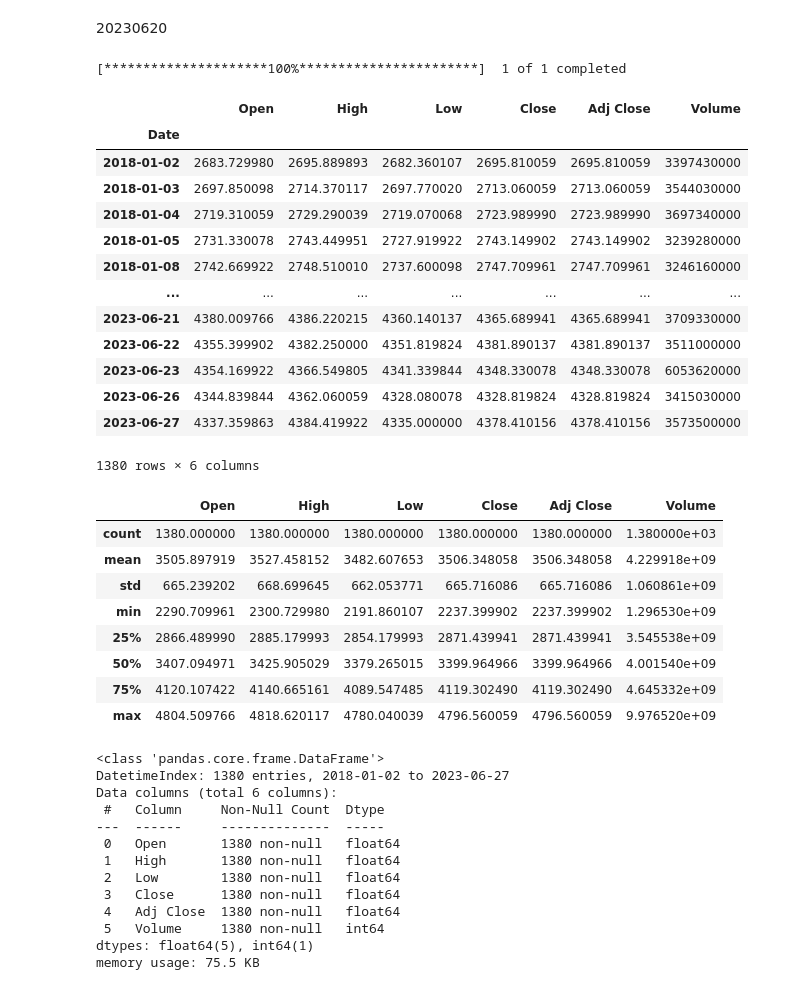
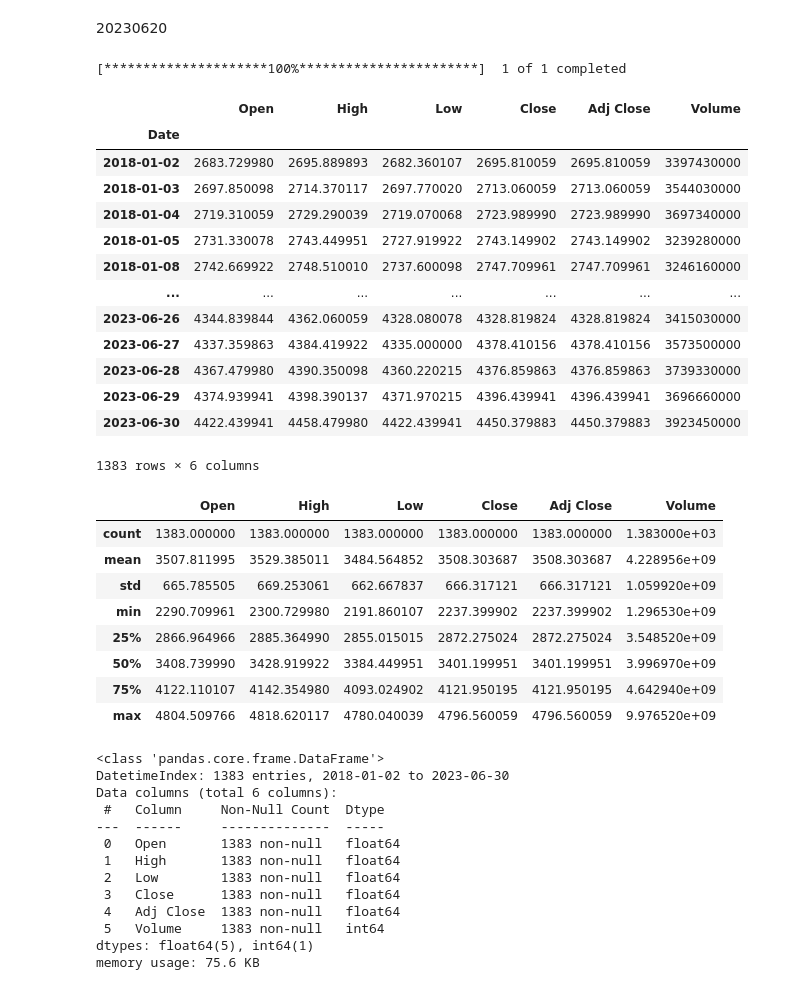
Before and after one commit to SChiu-project/CUSCS_project, a Jupyter notebook: S&P500_2018_2023.ipynb, the cells around one changed output. Cells and saved outputs as stored; diff of their text form; code cells hidden in the pictures.

```diff
--- a/S&P500_2018_2023.ipynb
+++ b/S&P500_2018_2023.ipynb
@@ -24,52 +24,52 @@ import yfinance as yf
 # %%
 # 從 Yahoo Finance 中讀取 S&P 500 的歷史價格
 
-df_SP = yf.download('^GSPC', start='2018-01-01', end='2023-06-28')
+df_SP = yf.download('^GSPC', start='2018-01-01', end='2023-07-01')
 df_SP
 # %% [output]
 [*********************100%***********************]  1 of 1 completed
 |  | Open | High | Low | Close | Adj Close | Volume |
 | Date |  |  |  |  |  |  |
 | 2018-01-02 | 2683.729980 | 2695.889893 | 2682.360107 | 2695.810059 | 2695.810059 | 3397430000 |
 | 2018-01-03 | 2697.850098 | 2714.370117 | 2697.770020 | 2713.060059 | 2713.060059 | 3544030000 |
 | 2018-01-04 | 2719.310059 | 2729.290039 | 2719.070068 | 2723.989990 | 2723.989990 | 3697340000 |
 | 2018-01-05 | 2731.330078 | 2743.449951 | 2727.919922 | 2743.149902 | 2743.149902 | 3239280000 |
 | 2018-01-08 | 2742.669922 | 2748.510010 | 2737.600098 | 2747.709961 | 2747.709961 | 3246160000 |
 | ... | ... | ... | ... | ... | ... | ... |
-| 2023-06-21 | 4380.009766 | 4386.220215 | 4360.140137 | 4365.689941 | 4365.689941 | 3709330000 |
-| 2023-06-22 | 4355.399902 | 4382.250000 | 4351.819824 | 4381.890137 | 4381.890137 | 3511000000 |
-| 2023-06-23 | 4354.169922 | 4366.549805 | 4341.339844 | 4348.330078 | 4348.330078 | 6053620000 |
 | 2023-06-26 | 4344.839844 | 4362.060059 | 4328.080078 | 4328.819824 | 4328.819824 | 3415030000 |
 | 2023-06-27 | 4337.359863 | 4384.419922 | 4335.000000 | 4378.410156 | 4378.410156 | 3573500000 |
+| 2023-06-28 | 4367.479980 | 4390.350098 | 4360.220215 | 4376.859863 | 4376.859863 | 3739330000 |
+| 2023-06-29 | 4374.939941 | 4398.390137 | 4371.970215 | 4396.439941 | 4396.439941 | 3696660000 |
+| 2023-06-30 | 4422.439941 | 4458.479980 | 4422.439941 | 4450.379883 | 4450.379883 | 3923450000 |
-1380 rows × 6 columns
+1383 rows × 6 columns
 # %%
 df_SP.describe(include='all')
 # %% [output]
 |  | Open | High | Low | Close | Adj Close | Volume |
-| count | 1380.000000 | 1380.000000 | 1380.000000 | 1380.000000 | 1380.000000 | 1.380000e+03 |
-| mean | 3505.897919 | 3527.458152 | 3482.607653 | 3506.348058 | 3506.348058 | 4.229918e+09 |
-| std | 665.239202 | 668.699645 | 662.053771 | 665.716086 | 665.716086 | 1.060861e+09 |
+| count | 1383.000000 | 1383.000000 | 1383.000000 | 1383.000000 | 1383.000000 | 1.383000e+03 |
+| mean | 3507.811995 | 3529.385011 | 3484.564852 | 3508.303687 | 3508.303687 | 4.228956e+09 |
+| std | 665.785505 | 669.253061 | 662.667837 | 666.317121 | 666.317121 | 1.059920e+09 |
 | min | 2290.709961 | 2300.729980 | 2191.860107 | 2237.399902 | 2237.399902 | 1.296530e+09 |
-| 25% | 2866.489990 | 2885.179993 | 2854.179993 | 2871.439941 | 2871.439941 | 3.545538e+09 |
-| 50% | 3407.094971 | 3425.905029 | 3379.265015 | 3399.964966 | 3399.964966 | 4.001540e+09 |
-| 75% | 4120.107422 | 4140.665161 | 4089.547485 | 4119.302490 | 4119.302490 | 4.645332e+09 |
+| 25% | 2866.964966 | 2885.364990 | 2855.015015 | 2872.275024 | 2872.275024 | 3.548520e+09 |
+| 50% | 3408.739990 | 3428.919922 | 3384.449951 | 3401.199951 | 3401.199951 | 3.996970e+09 |
+| 75% | 4122.110107 | 4142.354980 | 4093.024902 | 4121.950195 | 4121.950195 | 4.642940e+09 |
 | max | 4804.509766 | 4818.620117 | 4780.040039 | 4796.560059 | 4796.560059 | 9.976520e+09 |
 # %%
 df_SP.info()
 # %% [output]
 <class 'pandas.core.frame.DataFrame'>
-DatetimeIndex: 1380 entries, 2018-01-02 to 2023-06-27
+DatetimeIndex: 1383 entries, 2018-01-02 to 2023-06-30
 Data columns (total 6 columns):
  #   Column     Non-Null Count  Dtype
 ---  ------     --------------  -----
- 0   Open       1380 non-null   float64
- 1   High       1380 non-null   float64
- 2   Low        1380 non-null   float64
- 3   Close      1380 non-null   float64
- 4   Adj Close  1380 non-null   float64
- 5   Volume     1380 non-null   int64
+ 0   Open       1383 non-null   float64
+ 1   High       1383 non-null   float64
+ 2   Low        1383 non-null   float64
+ 3   Close      1383 non-null   float64
+ 4   Adj Close  1383 non-null   float64
+ 5   Volume     1383 non-null   int64
 dtypes: float64(5), int64(1)
-memory usage: 75.5 KB
+memory usage: 75.6 KB
 # %%
 df_SP['percent_chnage'] = (df_SP['Close']/df_SP['Open']-1)*100
 df_SP
```
Also changed, not shown: parts of 8 cells of this notebook, 4 other files.
